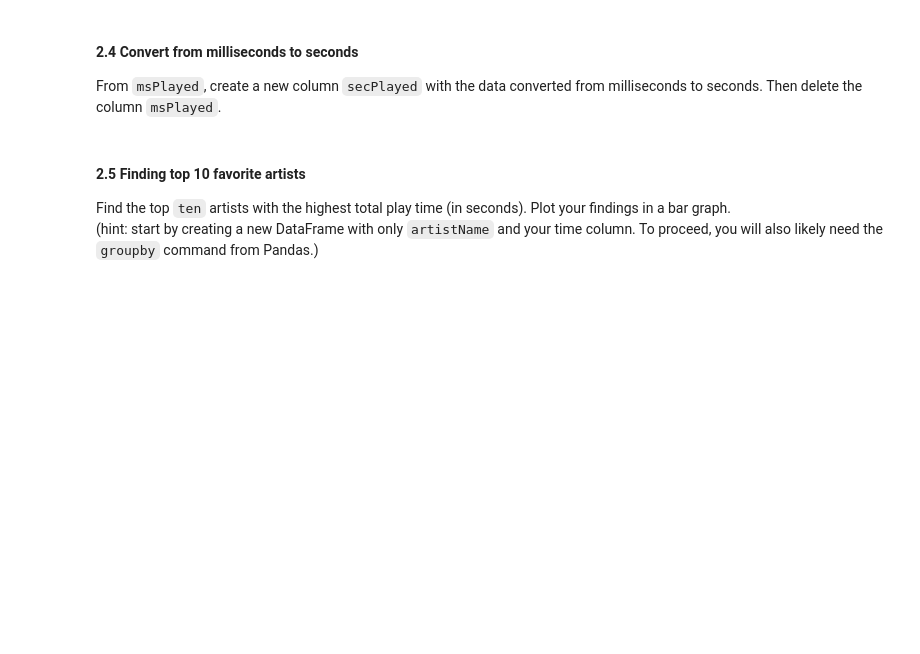
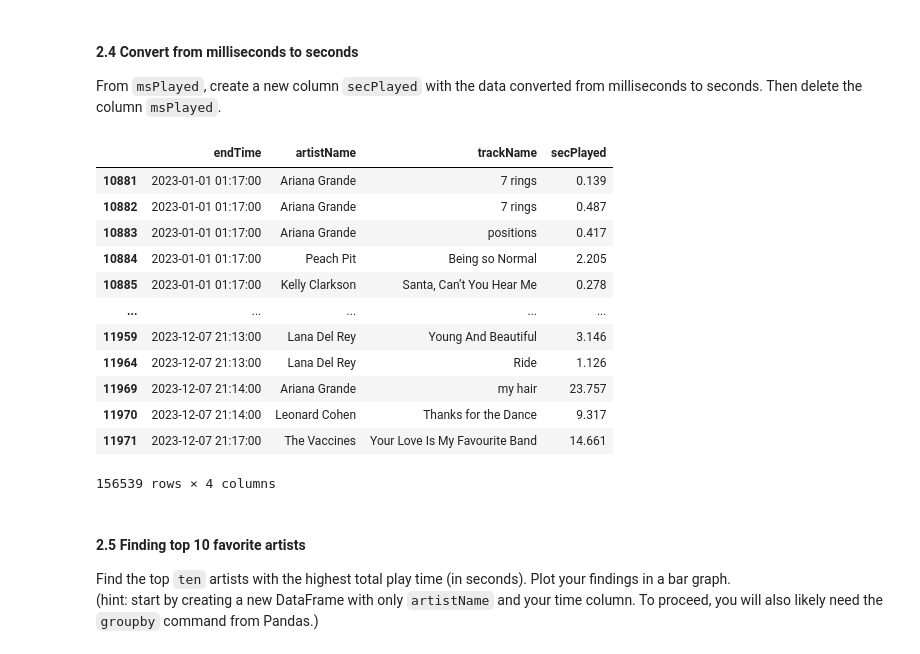
Before and after one commit to B-rage04/DAT200G4, a Jupyter notebook: CA1_assignment/assignment/CA1_spotify.ipynb, the cells around one changed output. Saved outputs shown, nothing was run; the diff lists cells and outputs as text; code cells hidden in the pictures; blank space fills up the shorter version.

```diff
--- a/CA1_assignment/assignment/CA1_spotify.ipynb
+++ b/CA1_assignment/assignment/CA1_spotify.ipynb
@@ -158,6 +238,24 @@ Later in the course, you might encounter other techniques of dealing with missin
 # %% [markdown]
 #### 2.4 Convert from milliseconds to seconds
 From `msPlayed`, create a new column `secPlayed` with the data converted from milliseconds to seconds. Then delete the column `msPlayed`.
+# %%
+df["secPlayed"] = df["msPlayed"] / 1000
+df = df.drop(["msPlayed"], axis=1)
+df
+# %% [output]
+|  | endTime | artistName | trackName | secPlayed |
+| 10881 | 2023-01-01 01:17:00 | Ariana Grande | 7 rings | 0.139 |
+| 10882 | 2023-01-01 01:17:00 | Ariana Grande | 7 rings | 0.487 |
+| 10883 | 2023-01-01 01:17:00 | Ariana Grande | positions | 0.417 |
+| 10884 | 2023-01-01 01:17:00 | Peach Pit | Being so Normal | 2.205 |
+| 10885 | 2023-01-01 01:17:00 | Kelly Clarkson | Santa, Can’t You Hear Me | 0.278 |
+| ... | ... | ... | ... | ... |
+| 11959 | 2023-12-07 21:13:00 | Lana Del Rey | Young And Beautiful | 3.146 |
+| 11964 | 2023-12-07 21:13:00 | Lana Del Rey | Ride | 1.126 |
+| 11969 | 2023-12-07 21:14:00 | Ariana Grande | my hair | 23.757 |
+| 11970 | 2023-12-07 21:14:00 | Leonard Cohen | Thanks for the Dance | 9.317 |
+| 11971 | 2023-12-07 21:17:00 | The Vaccines | Your Love Is My Favourite Band | 14.661 |
+156539 rows × 4 columns
 # %% [markdown]
 #### 2.5 Finding top 10 favorite artists
 Find the top `ten` artists with the highest total play time (in seconds). Plot your findings in a bar graph. \
```
Also changed, not shown: parts of 4 cells of this notebook.
